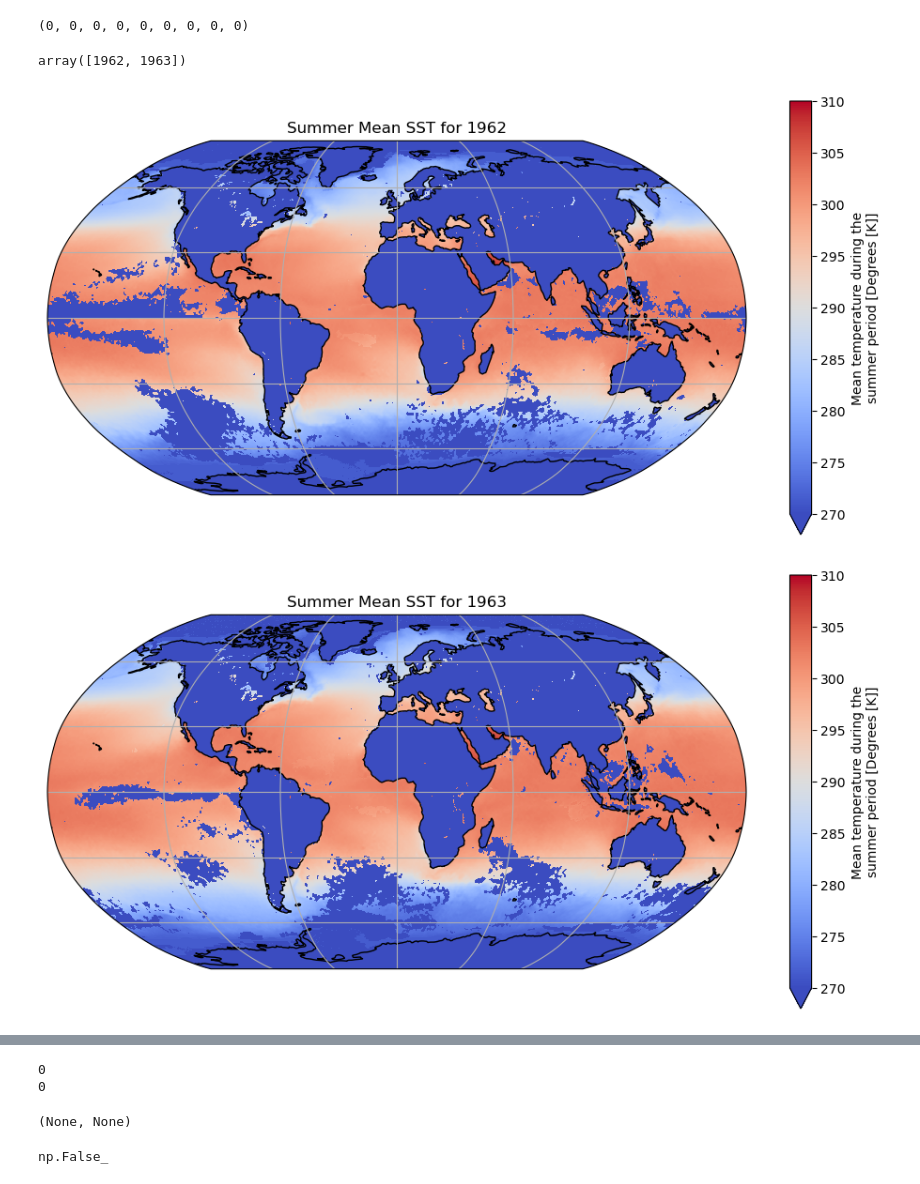
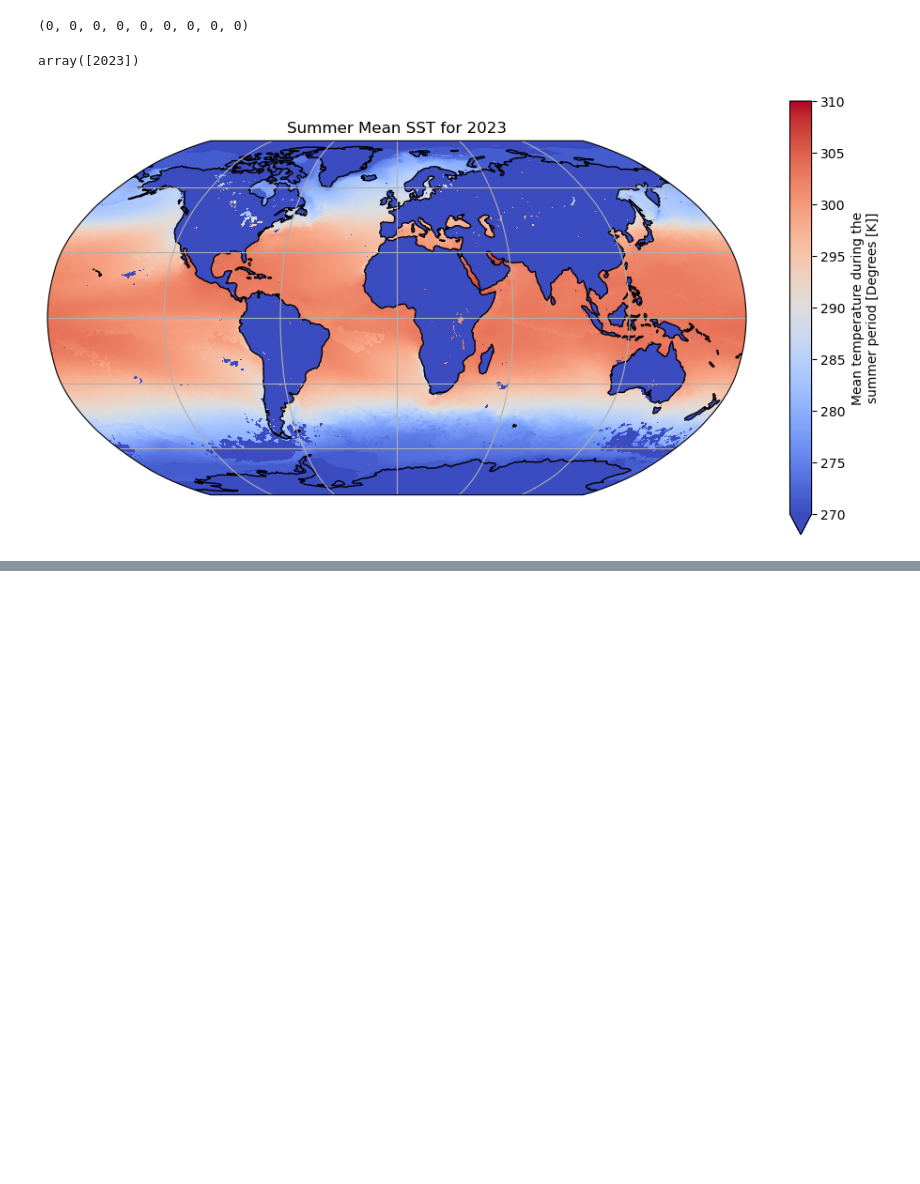
Before and after one commit to tedscott/HeatWaves, a Jupyter notebook: ProcessSSTMultipleYears.ipynb, the cells around one changed output, grey strips where cells are left out. Drawn from its saved outputs; the diff is of its cells as text; code cells hidden in the pictures; blank space fills up the shorter version.

Commit message:
working on SST data

```diff
--- a/ProcessSSTMultipleYears.ipynb
+++ b/ProcessSSTMultipleYears.ipynb
@@ -90,7 +90,7 @@ def SummerStats(temp_data, temp_data_next, threshold, save_plot, calc_tmax, calc
             last_day = 0
             if calc_tmax:
                 # day with max temp isn't above threshold but still want the value so can be any day of the year
-                tmax_day = int(temp_data.argmax() + 1)
+                tmax_day = int(np.argmax(temp_data.values) + 1)
             if calc_heat:
                 # determine accumulated heat over summer as sum of degree days above threshold
                 # in this case there are none
@@ -189,7 +189,7 @@ def SummerStats(temp_data, temp_data_next, threshold, save_plot, calc_tmax, calc
             last_day = 0
             if calc_tmax:
                 # day with max temp isn't above threshold but still want the value so can be any day of the year
-                tmax_day = int(sh_yr.argmax() + 1)
+                tmax_day = int(np.argmax(sh_yr.values) + 1)
             if calc_heat:
                 # determine accumulated heat over summer as sum of degree days above threshold
                 # in this case there are none
@@ -456,14 +456,15 @@ Attributes:
 # %%
 # process_yrs = [1990,1991,1992,1993, 1994, 1995, 1996, 1997, 1998, 1999, 2002, 2004, 2005, 2006, 2007, 2008,
 #               2009, 2010, 2011, 2012, 2012, 2013, 2014, 2015, 2016, 2017, 2018, 2019, 2020, 2021, 2022]
-process_yrs = np.arange(1962, 1964,1)
+process_yrs = np.arange(2023, 2024,1)
 
 process_yrs
 # %% [output]
-array([1962, 1963])
+array([2023])
 # %%
 %%time
 
+# 28 min for one year with the new np.argmax call added
 # Runtime: 1h 49m for 4 years
 # 19.5 hrs for 34 years
 
@@ -558,8 +559,8 @@ for input_year in process_yrs:
             # get threshold from c_75
             thresh = c_75.sel(lat=input_lat,lon=input_lon)
 
-            # test if this is a cell that has SST data (the thresh value is not nan)
-            if ~np.isnan(thresh):
+            # test if this is a cell that has SST data (the grid cell value is not nan) in the 75th perc data
+            if (~np.isnan(thresh)):
 
                 # all the temps for that grid cell over time for this year and next (for SH)
                 curr = ds.sst.sel(lat=input_lat,lon=input_lon)
@@ -617,32 +618,31 @@ for input_year in process_yrs:
         cmap="coolwarm"#"YlOrRd"#cmap="coolwarm"
     )
 
     plt.title("Summer Mean SST for "+str(input_year))#+" using 1961-1990 baseline")
     #plt.savefig("./Plots/"+str(input_year)+"_SummerMeanHS_global.png")
     plt.show()
 
     #############
     # Global accumulated heat
     # fig = plt.figure(figsize=(12,6))
 
     # # assign axis and def projection to use
     # ax = plt.axes(projection=ccrs.Robinson(central_longitude=0))
 
     # # add coastlines and grid
     # ax.coastlines()
     # ax.gridlines()
 
     # sum_ds.SummerHeat.plot(
     #     ax=ax,
     #     transform=ccrs.PlateCarree(), # assign map projection
     #     vmin=0,
     #     vmax=95000, # define range to include an entire year
     #     cmap="coolwarm"#"YlOrRd"#cmap="coolwarm"
     # )
 
     # plt.title("Summer accumulated heat for "+str(input_year)+" using 1961-1990 baseline")
     # plt.savefig("./Plots/"+str(input_year)+"_SummerHeat_global.png")
     # plt.show()
 # %% [output]
-[figure, old version]
+[figure, new version]
-[figure, removed]
@@ -651,12 +650,0 @@ Wall time: 52min 46s
-# %%
-a=b=0
-print(a), print(b)
-# %% [output]
-0
-0
-(None, None)
-# %%
-a=np.nan
-~np.isnan(a)
-# %% [output]
-np.False_
```
Also changed, not shown: parts of 4 cells of this notebook, 3 other files.
